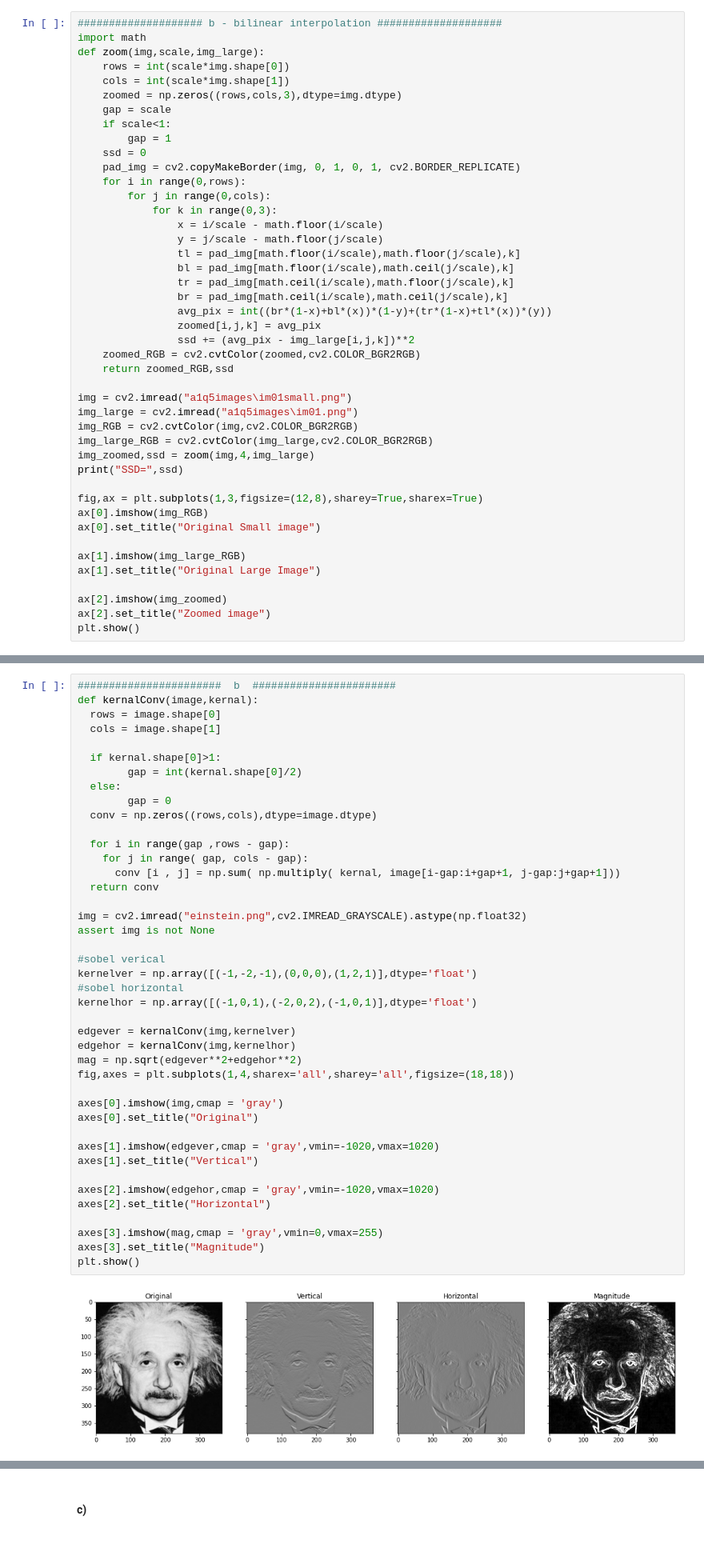
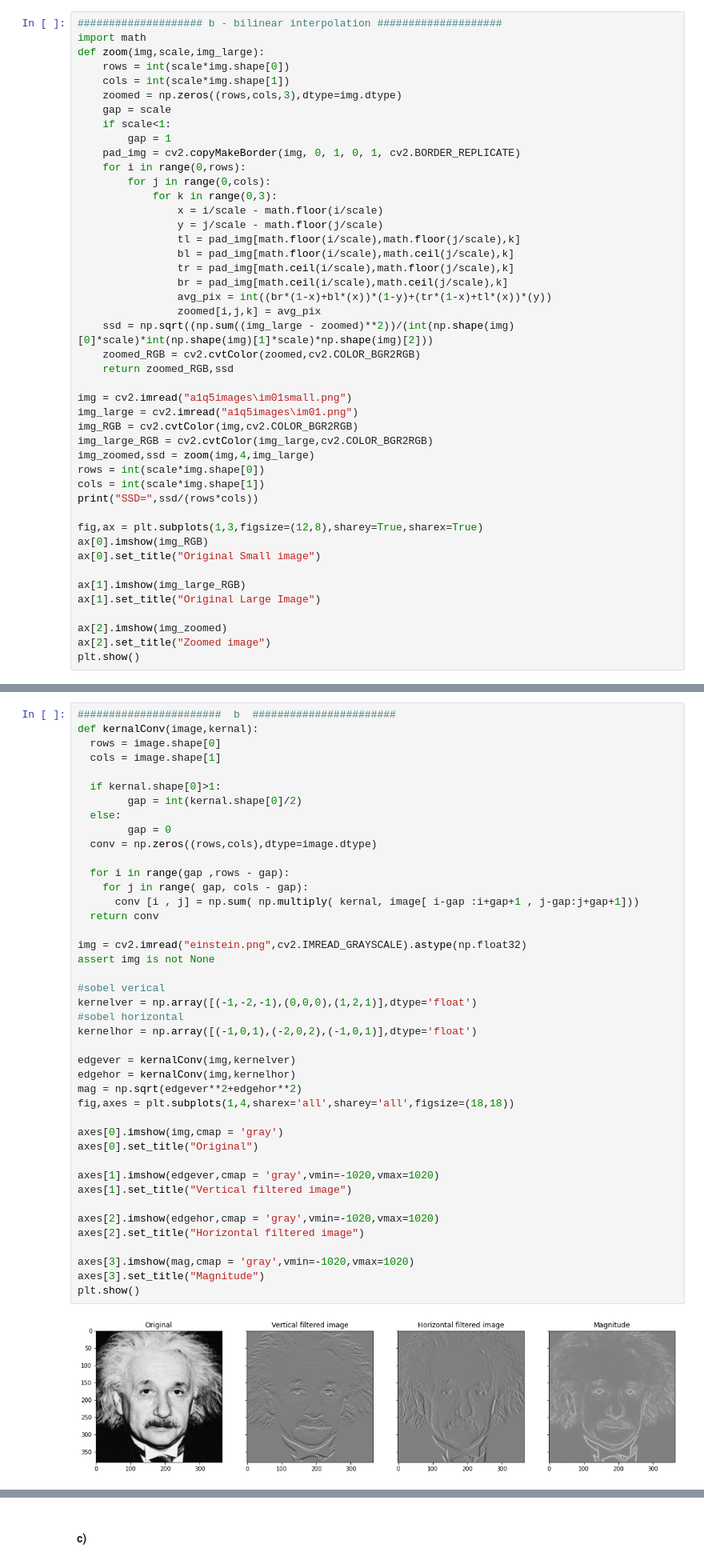
Before and after one commit to muditha11/ImageProcessingAndMachineVision, a Jupyter notebook: assignment 1/assignment1.ipynb, the cells around one changed output, grey strips where cells are left out. Shown at 80% size. Saved outputs shown, nothing was run; the diff lists cells and outputs as text.

```diff
--- a/assignment 1/assignment1.ipynb
+++ b/assignment 1/assignment1.ipynb
@@ -209,7 +209,6 @@ def zoom(img,scale,img_large):
     gap = scale
     if scale<1:
         gap = 1
-    ssd = 0
     pad_img = cv2.copyMakeBorder(img, 0, 1, 0, 1, cv2.BORDER_REPLICATE)
     for i in range(0,rows):
         for j in range(0,cols):
@@ -222,7 +221,7 @@ def zoom(img,scale,img_large):
                 br = pad_img[math.ceil(i/scale),math.ceil(j/scale),k]
                 avg_pix = int((br*(1-x)+bl*(x))*(1-y)+(tr*(1-x)+tl*(x))*(y))
                 zoomed[i,j,k] = avg_pix
-                ssd += (avg_pix - img_large[i,j,k])**2
+    ssd = np.sqrt((np.sum((img_large - zoomed)**2))/(int(np.shape(img)[0]*scale)*int(np.shape(img)[1]*scale)*np.shape(img)[2]))
     zoomed_RGB = cv2.cvtColor(zoomed,cv2.COLOR_BGR2RGB)
     return zoomed_RGB,ssd
 
@@ -231,7 +230,9 @@ img_large = cv2.imread("a1q5images\im01.png")
 img_RGB = cv2.cvtColor(img,cv2.COLOR_BGR2RGB)
 img_large_RGB = cv2.cvtColor(img_large,cv2.COLOR_BGR2RGB)
 img_zoomed,ssd = zoom(img,4,img_large)
-print("SSD=",ssd)
+rows = int(scale*img.shape[0])
+cols = int(scale*img.shape[1])
+print("SSD=",ssd/(rows*cols))
 
 fig,ax = plt.subplots(1,3,figsize=(12,8),sharey=True,sharex=True)
 ax[0].imshow(img_RGB)
@@ -290,38 +291,38 @@ def kernalConv(image,kernal):
         gap = 0
   conv = np.zeros((rows,cols),dtype=image.dtype)
 
   for i in range(gap ,rows - gap):
     for j in range( gap, cols - gap):
-      conv [i , j] = np.sum( np.multiply( kernal, image[i-gap:i+gap+1, j-gap:j+gap+1]))
+      conv [i , j] = np.sum( np.multiply( kernal, image[ i-gap :i+gap+1 , j-gap:j+gap+1]))
   return conv
 
 img = cv2.imread("einstein.png",cv2.IMREAD_GRAYSCALE).astype(np.float32)
 assert img is not None
 
 #sobel verical
 kernelver = np.array([(-1,-2,-1),(0,0,0),(1,2,1)],dtype='float')
 #sobel horizontal
 kernelhor = np.array([(-1,0,1),(-2,0,2),(-1,0,1)],dtype='float')
 
 edgever = kernalConv(img,kernelver)
 edgehor = kernalConv(img,kernelhor)
 mag = np.sqrt(edgever**2+edgehor**2)
 fig,axes = plt.subplots(1,4,sharex='all',sharey='all',figsize=(18,18))
 
 axes[0].imshow(img,cmap = 'gray')
 axes[0].set_title("Original")
 
 axes[1].imshow(edgever,cmap = 'gray',vmin=-1020,vmax=1020)
-axes[1].set_title("Vertical")
+axes[1].set_title("Vertical filtered image")
 
 axes[2].imshow(edgehor,cmap = 'gray',vmin=-1020,vmax=1020)
-axes[2].set_title("Horizontal")
+axes[2].set_title("Horizontal filtered image")
 
-axes[3].imshow(mag,cmap = 'gray',vmin=0,vmax=255)
+axes[3].imshow(mag,cmap = 'gray',vmin=-1020,vmax=1020)
 axes[3].set_title("Magnitude")
 plt.show()
 # %% [output]
-[figure, old version]
+[figure, new version]
 # %%
 #######################  c  #######################
 img = cv2.imread("einstein.png",cv2.IMREAD_GRAYSCALE).astype(np.float32)
```
Also changed, not shown: parts of 5 cells of this notebook, 5 other files.
